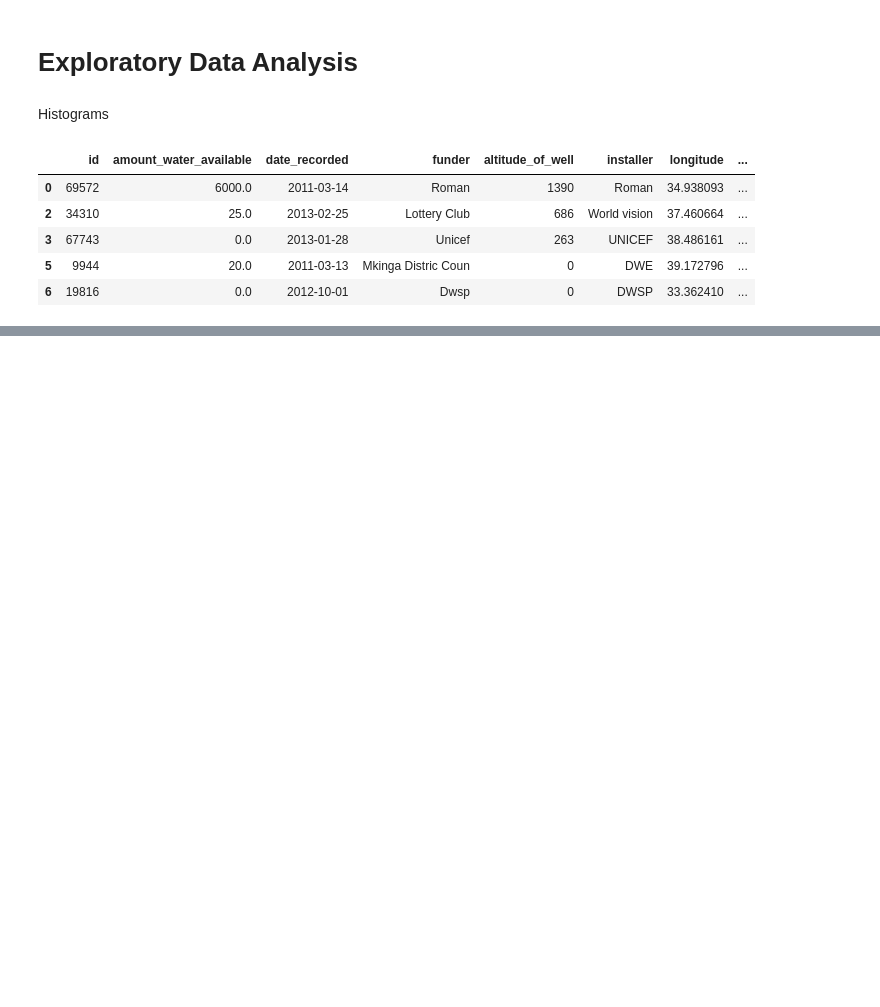
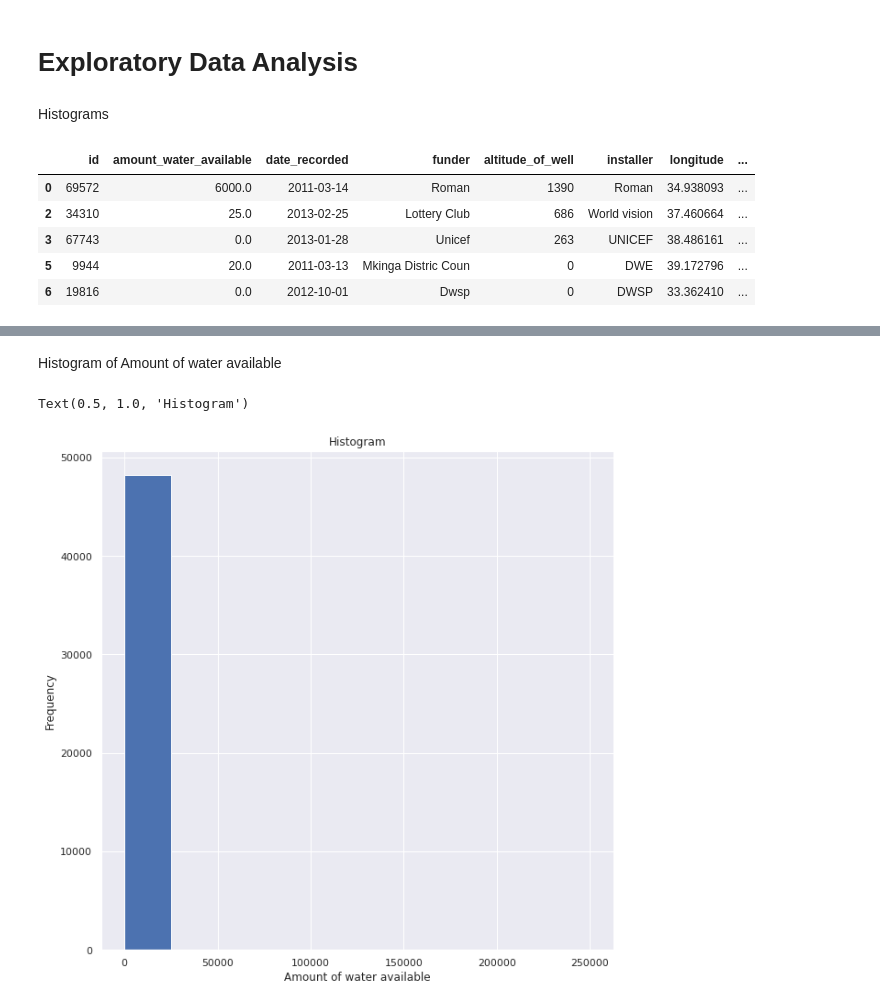
Before and after one commit to njonge-nathan/Capstone-Data-Mining-the-Water-Table.ipynb, a Jupyter notebook: Capstone_Data_Mining_the_Water_Table.ipynb, the cells around one changed output, grey strips where cells are left out. Saved outputs shown, nothing was run; the diff lists cells and outputs as text; code cells hidden in the pictures; blank space fills up the shorter version.

```diff
--- a/Capstone_Data_Mining_the_Water_Table.ipynb
+++ b/Capstone_Data_Mining_the_Water_Table.ipynb
@@ -429,0 +442,12 @@ train_final.head(5)
+# %% [markdown]
+Histogram of Amount of water available
+# %%
+# Histogram of amount water available
+plt.figure(figsize=(10,10))
+sns.set_theme(style='darkgrid')
+plt.xlabel('Amount of water available',fontsize=(12))
+plt.ylabel('',fontsize=(12))
+train_final['amount_water_available'].plot.hist().set_title('Histogram')
+# %% [output]
+Text(0.5, 1.0, 'Histogram')
+[figure, added]
```
Also changed, not shown: parts of 8 cells of this notebook.
